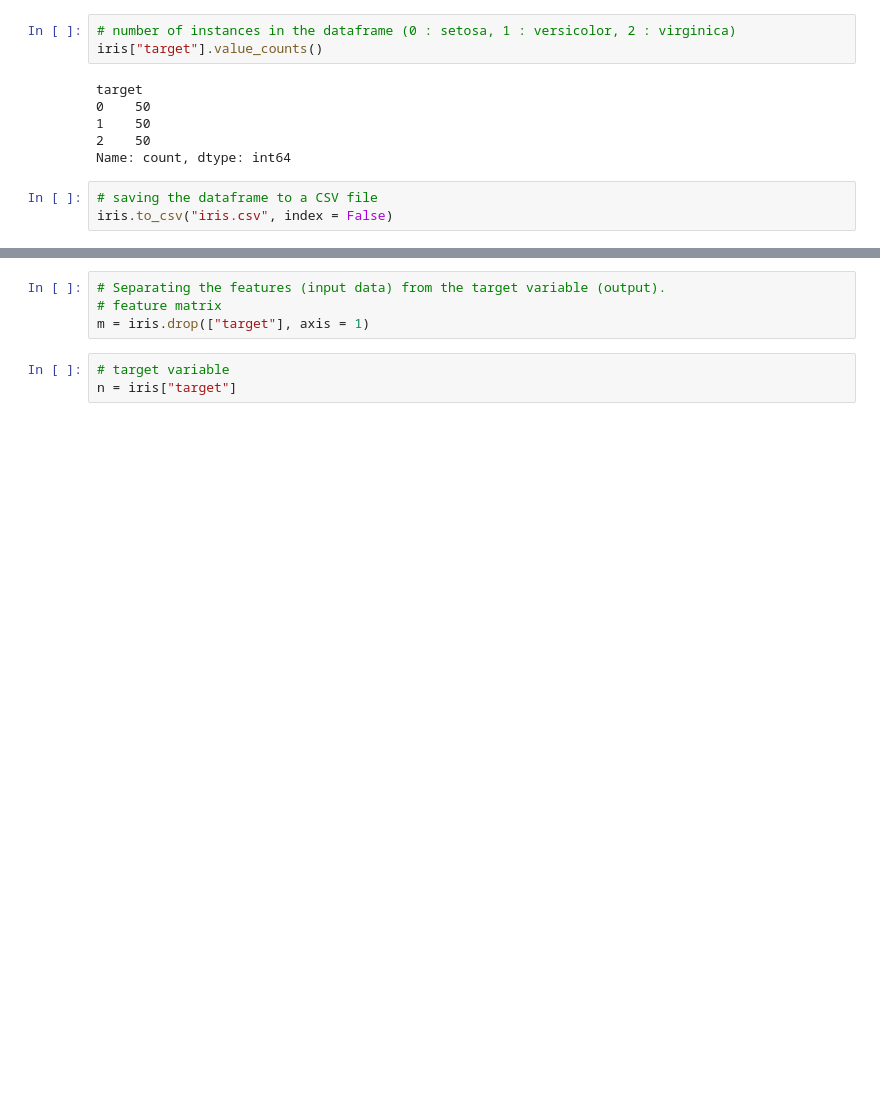
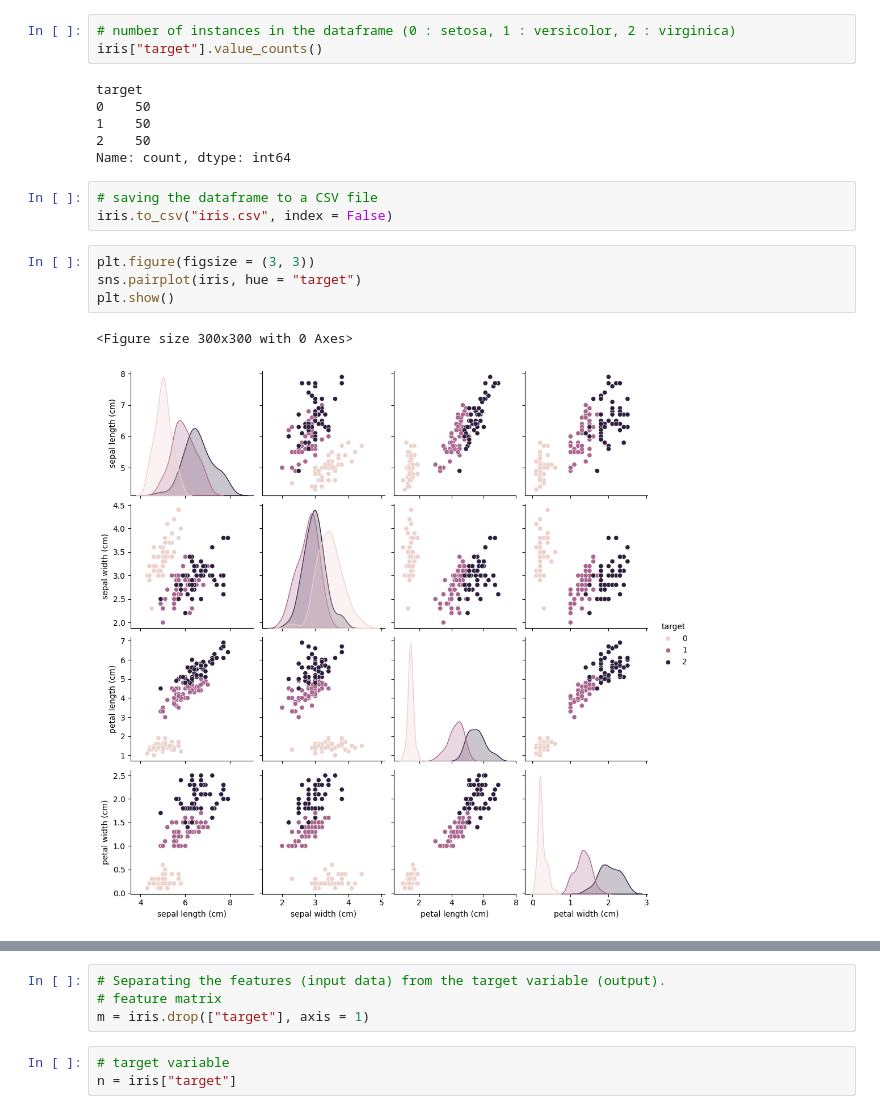
Before and after one commit to Octo-Data-Scientist/Machine-Learning-Projects, a Jupyter notebook: iris.ipynb, the cells around one changed output, grey strips where cells are left out. Drawn from its saved outputs; the diff is of its cells as text; blank space fills up the shorter version.

```diff
--- a/iris.ipynb
+++ b/iris.ipynb
@@ -129,3 +129,10 @@ Name: count, dtype: int64
 # %%
 # saving the dataframe to a CSV file
 iris.to_csv("iris.csv", index = False)
+# %%
+plt.figure(figsize = (3, 3))
+sns.pairplot(iris, hue = "target")
+plt.show()
+# %% [output]
+<Figure size 300x300 with 0 Axes>
+[figure, added]
```
Also changed, not shown: parts of 42 cells of this notebook.
